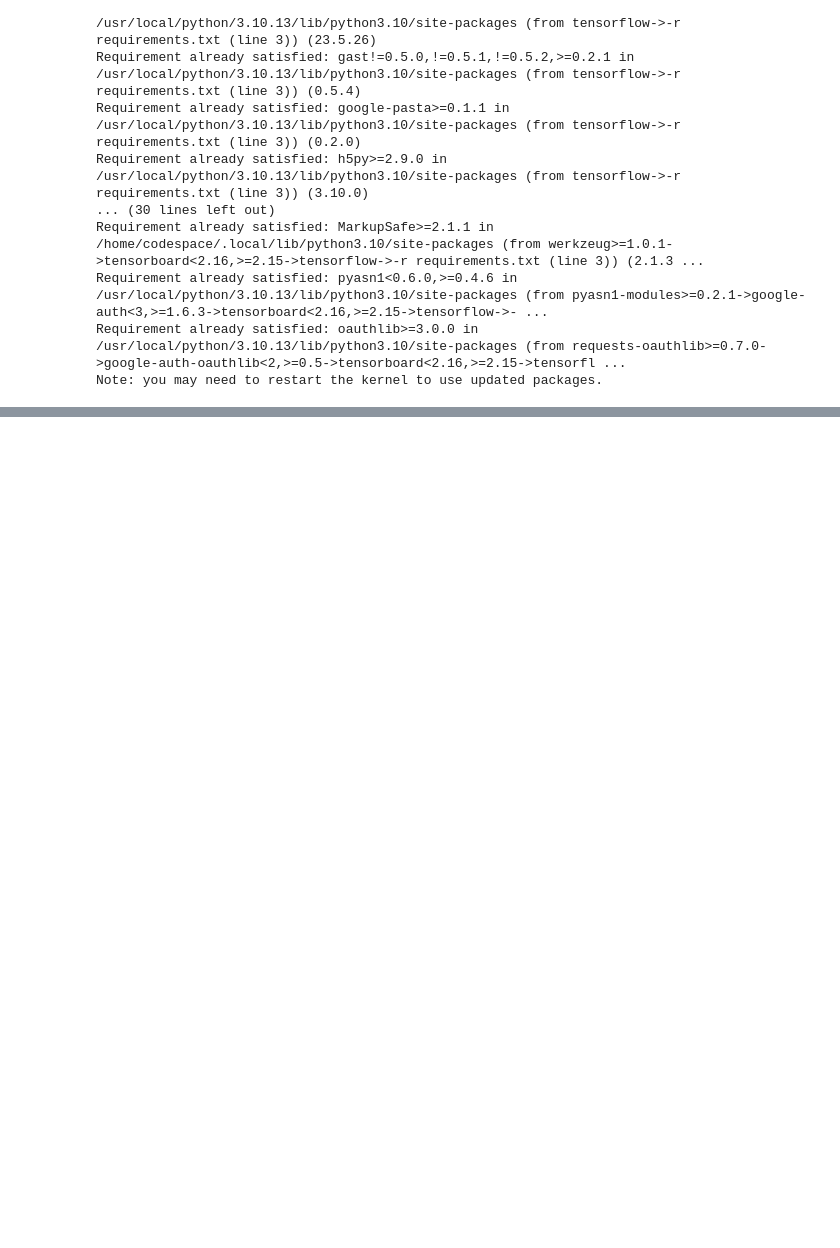
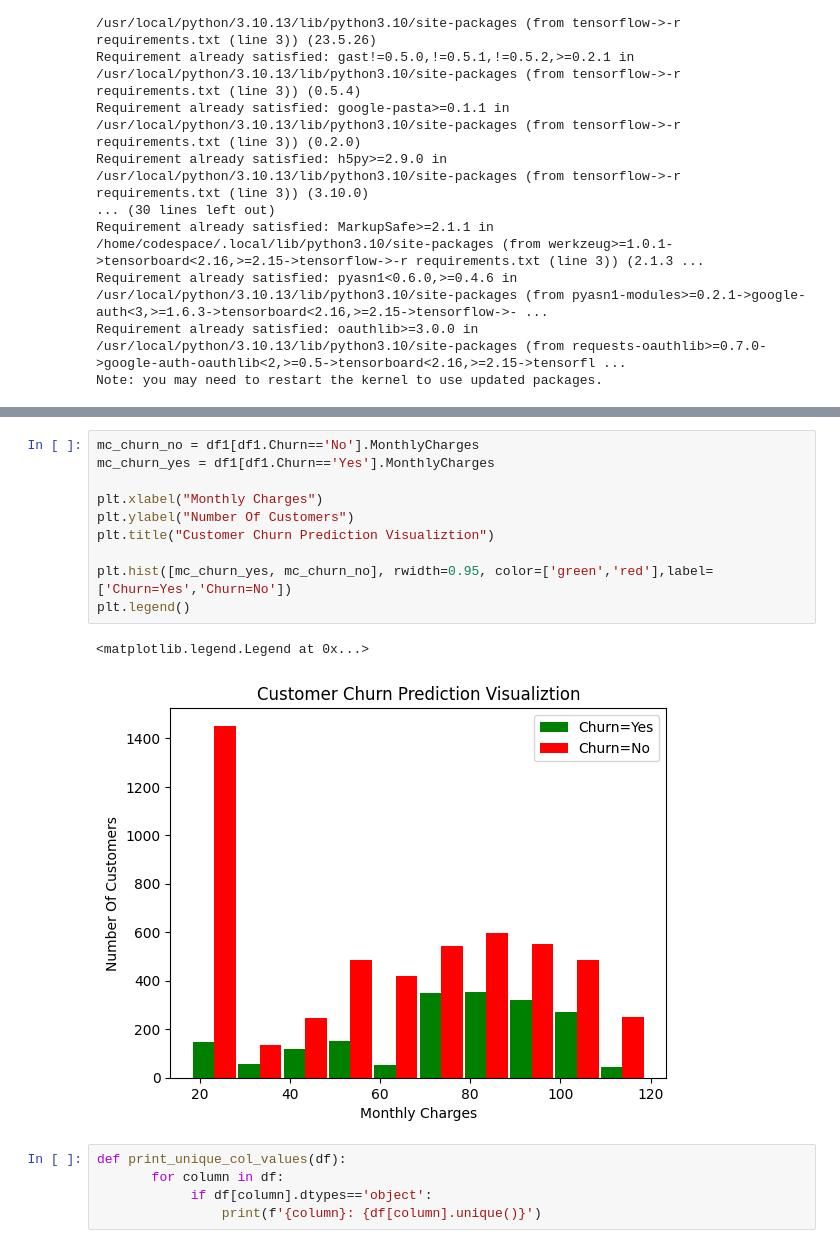
Before and after one commit to quantumdeepak/git_practice, a Jupyter notebook: prectice_1.ipynb, the cells around one changed output, grey strips where cells are left out. Saved outputs shown, nothing was run; the diff lists cells and outputs as text; blank space fills up the shorter version.

```diff
--- a/prectice_1.ipynb
+++ b/prectice_1.ipynb
@@ -20,0 +160,18 @@ Note: you may need to restart the kernel to use updated packages.
+# %%
+mc_churn_no = df1[df1.Churn=='No'].MonthlyCharges
+mc_churn_yes = df1[df1.Churn=='Yes'].MonthlyCharges
+
+plt.xlabel("Monthly Charges")
+plt.ylabel("Number Of Customers")
+plt.title("Customer Churn Prediction Visualiztion")
+
+plt.hist([mc_churn_yes, mc_churn_no], rwidth=0.95, color=['green','red'],label=['Churn=Yes','Churn=No'])
+plt.legend()
+# %% [output]
+<matplotlib.legend.Legend at 0x...>
+[figure, added]
+# %%
+def print_unique_col_values(df):
+       for column in df:
+            if df[column].dtypes=='object':
+                print(f'{column}: {df[column].unique()}')
```
Also changed, not shown: parts of 40 cells of this notebook, 1 other file.
